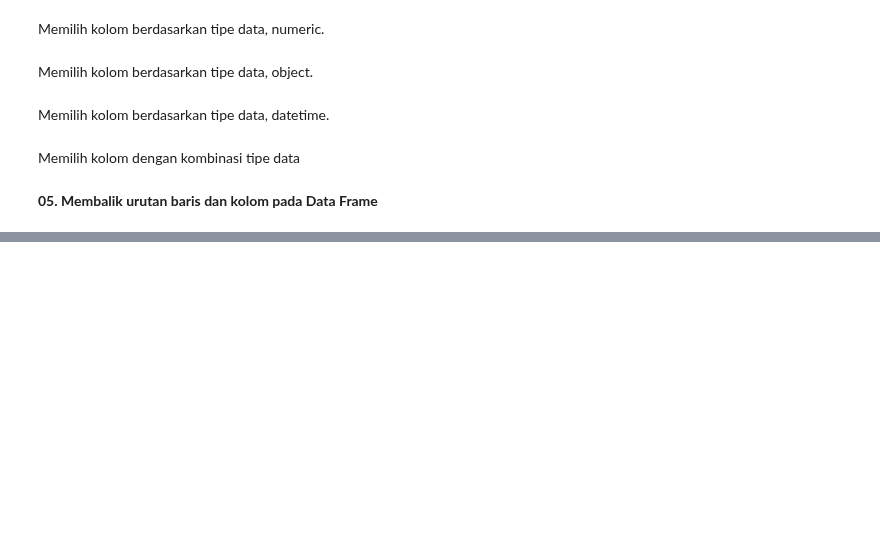
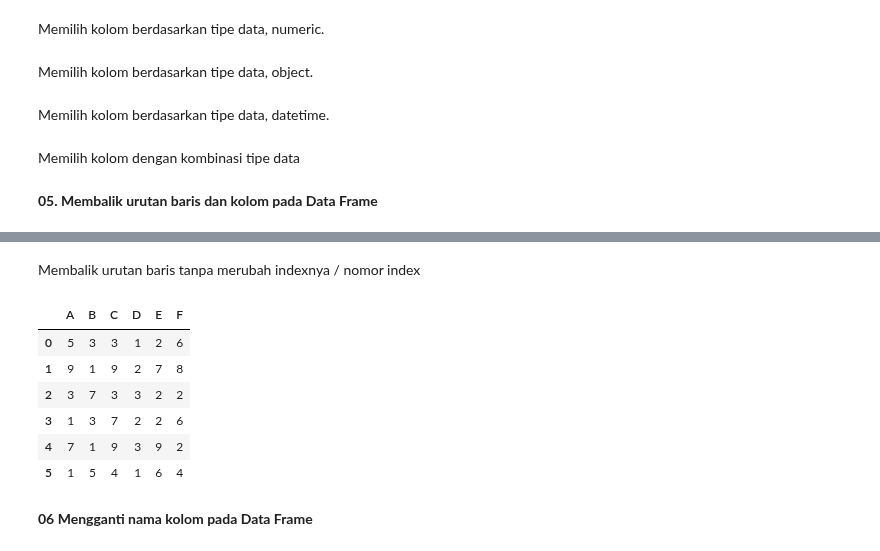
Before and after one commit to Edy-Mochamad/Learn-jupyter-notebook, a Jupyter notebook: pandas.ipynb, the cells around one changed output, grey strips where cells are left out. Cells and saved outputs as stored; diff of their text form; code cells hidden in the pictures; blank space fills up the shorter version.

```diff
--- a/pandas.ipynb
+++ b/pandas.ipynb
@@ -222,0 +266,14 @@ dst.select_dtypes(include = ['int', 'object'])
+# %% [markdown]
+Membalik urutan baris tanpa merubah indexnya / nomor index
+# %%
+df.loc[::-1].reset_index(drop = True)
+# %% [output]
+|  | A | B | C | D | E | F |
+| 0 | 5 | 3 | 3 | 1 | 2 | 6 |
+| 1 | 9 | 1 | 9 | 2 | 7 | 8 |
+| 2 | 3 | 7 | 3 | 3 | 2 | 2 |
+| 3 | 1 | 3 | 7 | 2 | 2 | 6 |
+| 4 | 7 | 1 | 9 | 3 | 9 | 2 |
+| 5 | 1 | 5 | 4 | 1 | 6 | 4 |
+# %% [markdown]
+**06 Mengganti nama kolom pada Data Frame**
```
Also changed, not shown: parts of 5 cells of this notebook.
